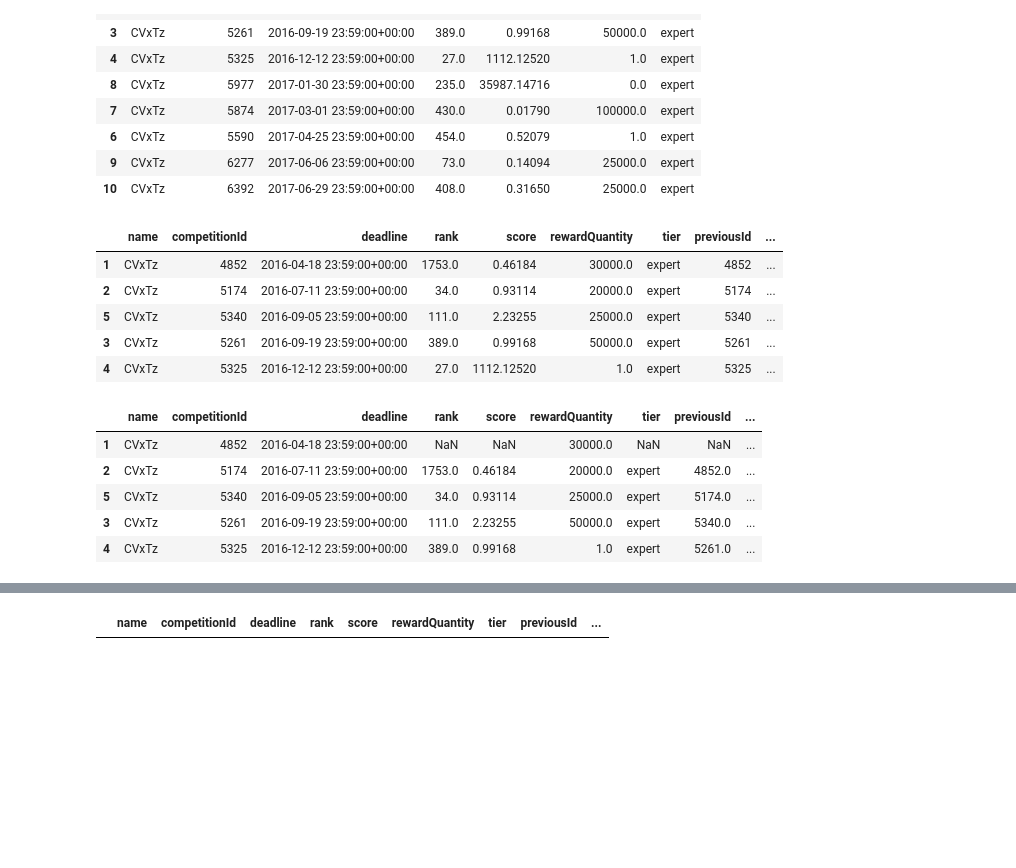
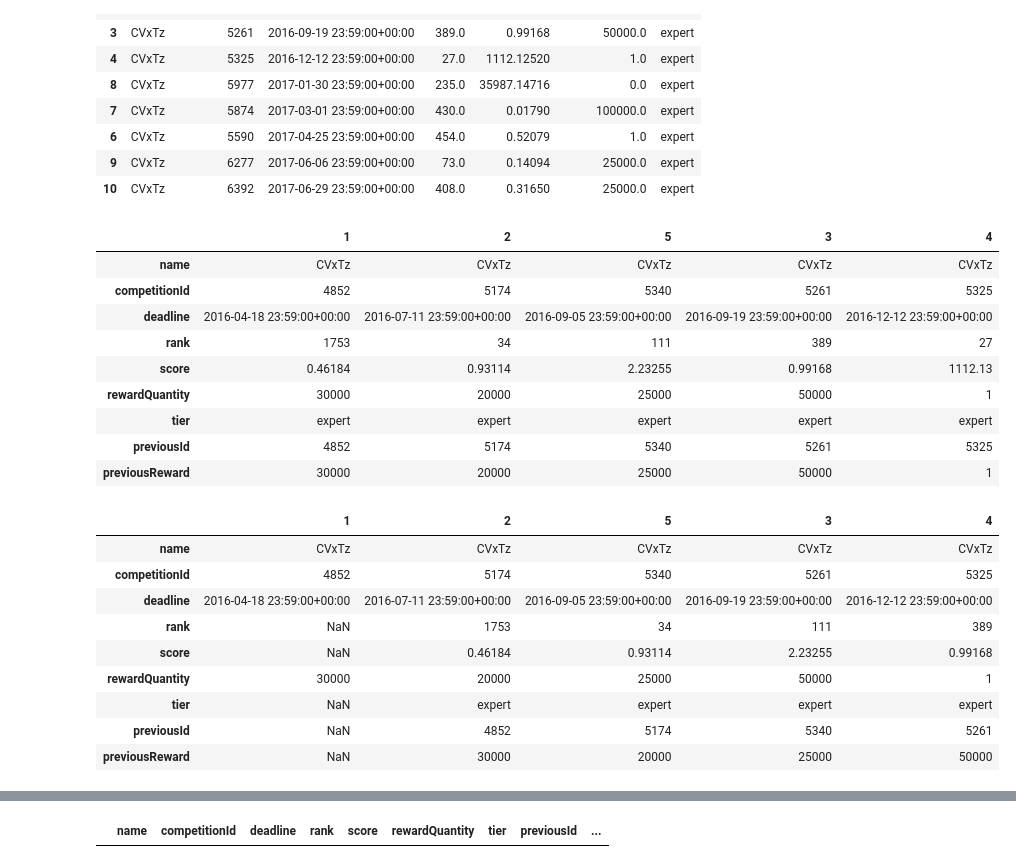
Before and after one commit to noaRricky/seq-rmd-crowdsourcing, a Jupyter notebook: notebooks/dataset/kaggle.ipynb, the cells around one changed output, grey strips where cells are left out. Drawn from its saved outputs; the diff is of its cells as text; code cells hidden in the pictures; blank space fills up the shorter version.

```diff
--- a/notebooks/dataset/kaggle.ipynb
+++ b/notebooks/dataset/kaggle.ipynb
@@ -503,24 +503,32 @@ pre_cols = ['previousId', 'previousReward', 'rank', 'score', 'tier']
 pre_cont_cols = ['rank', 'score', 'rewardQuantity', 'previousReward']
 # %%
 item_df[new_cols] = item_df[['competitionId', 'rewardQuantity']]
-item_df.head()
+item_df.head().T
 # %% [output]
-|  | name | competitionId | deadline | rank | score | rewardQuantity | tier | previousId | ... |
-| 1 | CVxTz | 4852 | 2016-04-18 23:59:00+00:00 | 1753.0 | 0.46184 | 30000.0 | expert | 4852 | ... |
-| 2 | CVxTz | 5174 | 2016-07-11 23:59:00+00:00 | 34.0 | 0.93114 | 20000.0 | expert | 5174 | ... |
-| 5 | CVxTz | 5340 | 2016-09-05 23:59:00+00:00 | 111.0 | 2.23255 | 25000.0 | expert | 5340 | ... |
-| 3 | CVxTz | 5261 | 2016-09-19 23:59:00+00:00 | 389.0 | 0.99168 | 50000.0 | expert | 5261 | ... |
-| 4 | CVxTz | 5325 | 2016-12-12 23:59:00+00:00 | 27.0 | 1112.12520 | 1.0 | expert | 5325 | ... |
+|  | 1 | 2 | 5 | 3 | 4 |
+| name | CVxTz | CVxTz | CVxTz | CVxTz | CVxTz |
+| competitionId | 4852 | 5174 | 5340 | 5261 | 5325 |
+| deadline | 2016-04-18 23:59:00+00:00 | 2016-07-11 23:59:00+00:00 | 2016-09-05 23:59:00+00:00 | 2016-09-19 23:59:00+00:00 | 2016-12-12 23:59:00+00:00 |
+| rank | 1753 | 34 | 111 | 389 | 27 |
+| score | 0.46184 | 0.93114 | 2.23255 | 0.99168 | 1112.13 |
+| rewardQuantity | 30000 | 20000 | 25000 | 50000 | 1 |
+| tier | expert | expert | expert | expert | expert |
+| previousId | 4852 | 5174 | 5340 | 5261 | 5325 |
+| previousReward | 30000 | 20000 | 25000 | 50000 | 1 |
 # %%
 item_df[pre_cols] = item_df[pre_cols].shift(periods=1)
-item_df.head()
+item_df.head().T
 # %% [output]
-|  | name | competitionId | deadline | rank | score | rewardQuantity | tier | previousId | ... |
-| 1 | CVxTz | 4852 | 2016-04-18 23:59:00+00:00 | NaN | NaN | 30000.0 | NaN | NaN | ... |
-| 2 | CVxTz | 5174 | 2016-07-11 23:59:00+00:00 | 1753.0 | 0.46184 | 20000.0 | expert | 4852.0 | ... |
-| 5 | CVxTz | 5340 | 2016-09-05 23:59:00+00:00 | 34.0 | 0.93114 | 25000.0 | expert | 5174.0 | ... |
-| 3 | CVxTz | 5261 | 2016-09-19 23:59:00+00:00 | 111.0 | 2.23255 | 50000.0 | expert | 5340.0 | ... |
-| 4 | CVxTz | 5325 | 2016-12-12 23:59:00+00:00 | 389.0 | 0.99168 | 1.0 | expert | 5261.0 | ... |
+|  | 1 | 2 | 5 | 3 | 4 |
+| name | CVxTz | CVxTz | CVxTz | CVxTz | CVxTz |
+| competitionId | 4852 | 5174 | 5340 | 5261 | 5325 |
+| deadline | 2016-04-18 23:59:00+00:00 | 2016-07-11 23:59:00+00:00 | 2016-09-05 23:59:00+00:00 | 2016-09-19 23:59:00+00:00 | 2016-12-12 23:59:00+00:00 |
+| rank | NaN | 1753 | 34 | 111 | 389 |
+| score | NaN | 0.46184 | 0.93114 | 2.23255 | 0.99168 |
+| rewardQuantity | 30000 | 20000 | 25000 | 50000 | 1 |
+| tier | NaN | expert | expert | expert | expert |
+| previousId | NaN | 4852 | 5174 | 5340 | 5261 |
+| previousReward | NaN | 30000 | 20000 | 25000 | 50000 |
 # %%
 item_df.tier.value_counts()
 # %% [output]
```
Also changed, not shown: parts of 4 cells of this notebook, 6 other files.
